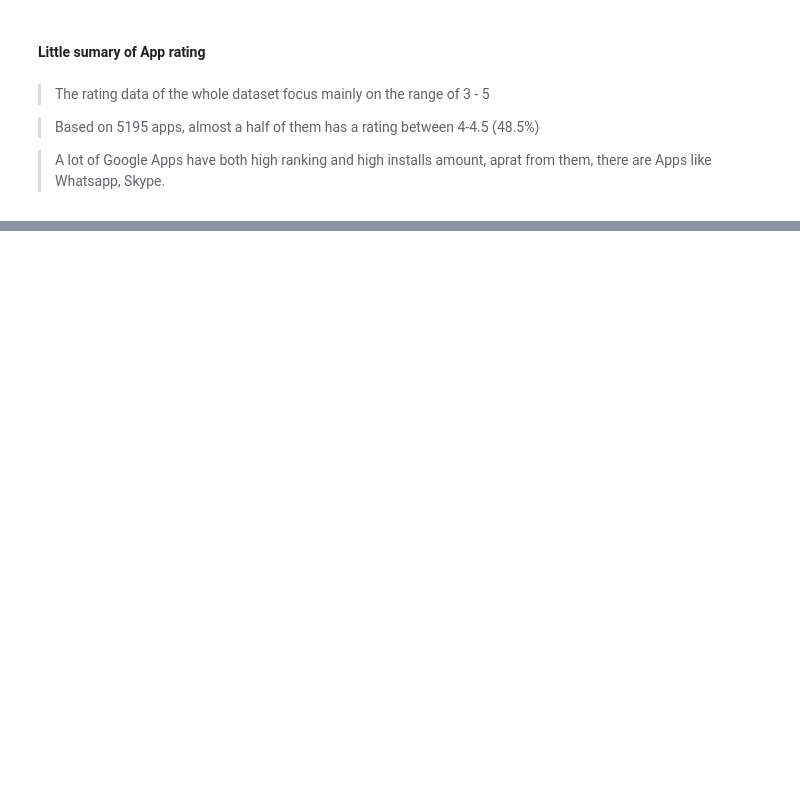
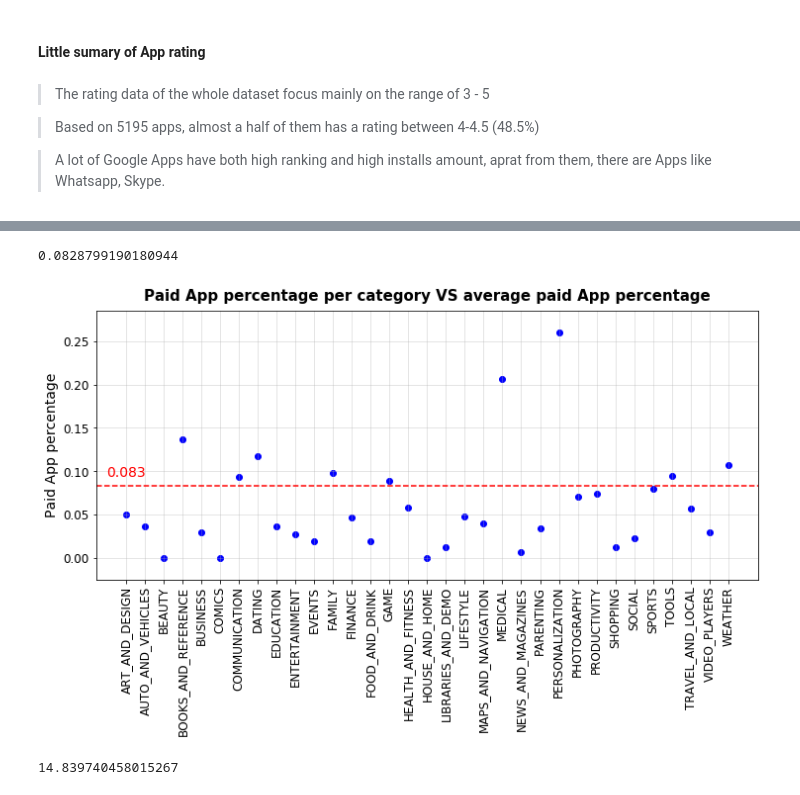
Before and after one commit to MingxingDING/Coursera_Capstone, a Jupyter notebook: APP download and statistic study_Android_2019.ipynb, the cells around one changed output, grey strips where cells are left out. Drawn from its saved outputs; the diff is of its cells as text; code cells hidden in the pictures; blank space fills up the shorter version.

```diff
--- a/APP download and statistic study_Android_2019.ipynb
+++ b/APP download and statistic study_Android_2019.ipynb
@@ -554,0 +538,7 @@ There are 9 Apps who have over 1 billion installs and a rating between 4 - 4.5
+# %%
+# At first, how many App are paid for each category?
+
+df_typeini=df_google[['Category','Type']]
+df_typeini['Type'].replace(['Free','Paid'],[0,1],inplace=True)
+df_typeini=df_typeini.groupby(['Category']).sum()
+df_typeini.head()
@@ -554,0 +557,13 @@ There are 9 Apps who have over 1 billion installs and a rating between 4 - 4.5
+# %%
+# remove the dollar symble of the price and turn the column into float ty^pe
+
+df_google['Price']=df_google['Price'].replace( '[\$,)]','', regex=True).astype(float)
+# %%
+df_typeini['Paid App perc']=pd.Series()
+df_typeini['Average Price']=pd.Series()
+# %%
+# calculate the paid App percentage of each category and their average price (for those paid) respectively
+
+for category in df_typeini.index:
+    df_typeini.loc[category,'Paid App perc']=(df_typeini.loc[category,'Type'])/(df_google[df_google['Category']==category]['Type'].count())
+    df_typeini.loc[category,'Average Price']=df_google[(df_google['Category']==category) & (df_google['Type']=='Paid')]['Price'].mean()
@@ -554,0 +580,41 @@ There are 9 Apps who have over 1 billion installs and a rating between 4 - 4.5
+# %%
+# calculate the average paid app percentage and compare it to the percentage per categary in the plot below
+
+average_paid_perc=(df_google[df_google['Type']=='Paid']['Price'].count())/(df_google['Price'].count())
+average_paid_perc
+# %% [output]
+0.0828799190180944
+# %%
+# plot a scatter schema
+
+x=df_typeini.index
+y=df_typeini['Paid App perc']
+plt.figure(figsize=(12,5))
+
+plt.scatter(x,y,color='blue')
+plt.axhline(y=0.083, color='r', linestyle='--')
+
+plt.annotate('0.083',
+            xy=(0,0.09),
+            ha='center',
+            va='bottom',
+            fontsize=14,
+            color='r')
+
+plt.xticks(rotation=90, fontsize=12)
+plt.ylabel('Paid App percentage', fontsize=14)
+plt.yticks(fontsize=12)
+plt.title('Paid App percentage per category VS average paid App percentage',pad=10, fontsize=15,weight='bold')
+
+plt.grid(alpha=0.4)
+
+plt.show()
+# %% [output]
+[figure, added]
+# %%
+# calculate the average price of all paid Apps
+
+average_price=(df_google['Price'].sum())/(df_google[df_google['Type']=='Paid']['Price'].count())
+average_price
+# %% [output]
+14.839740458015267
```
Also changed, not shown: parts of 49 cells of this notebook.
